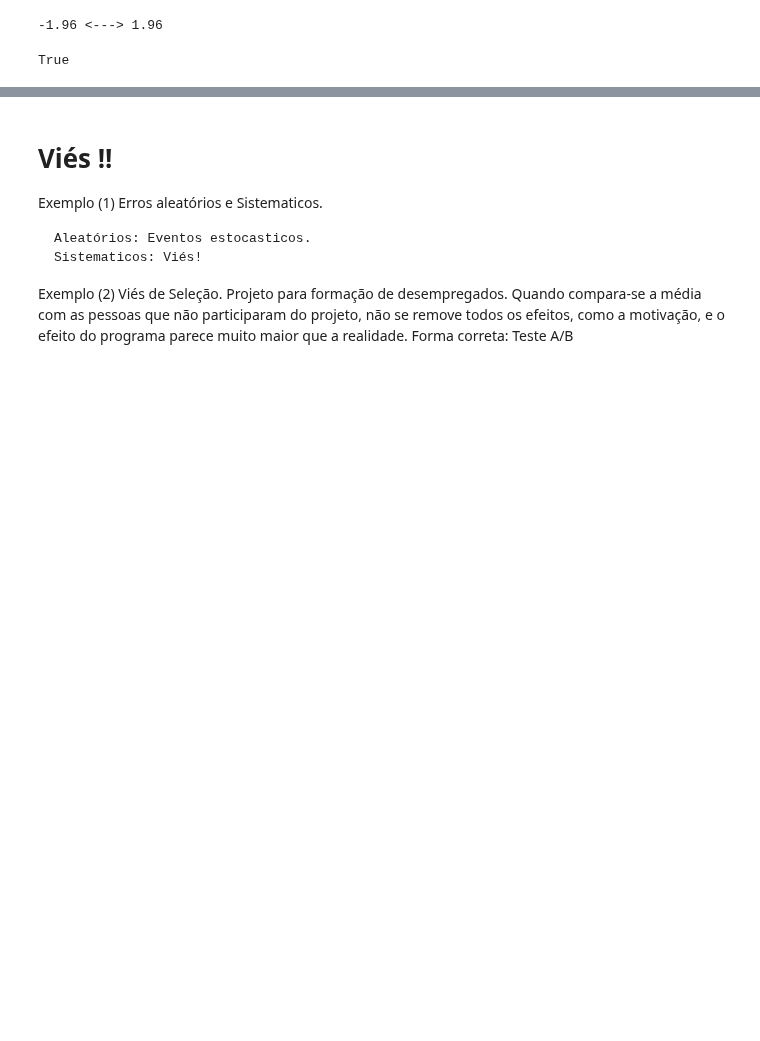
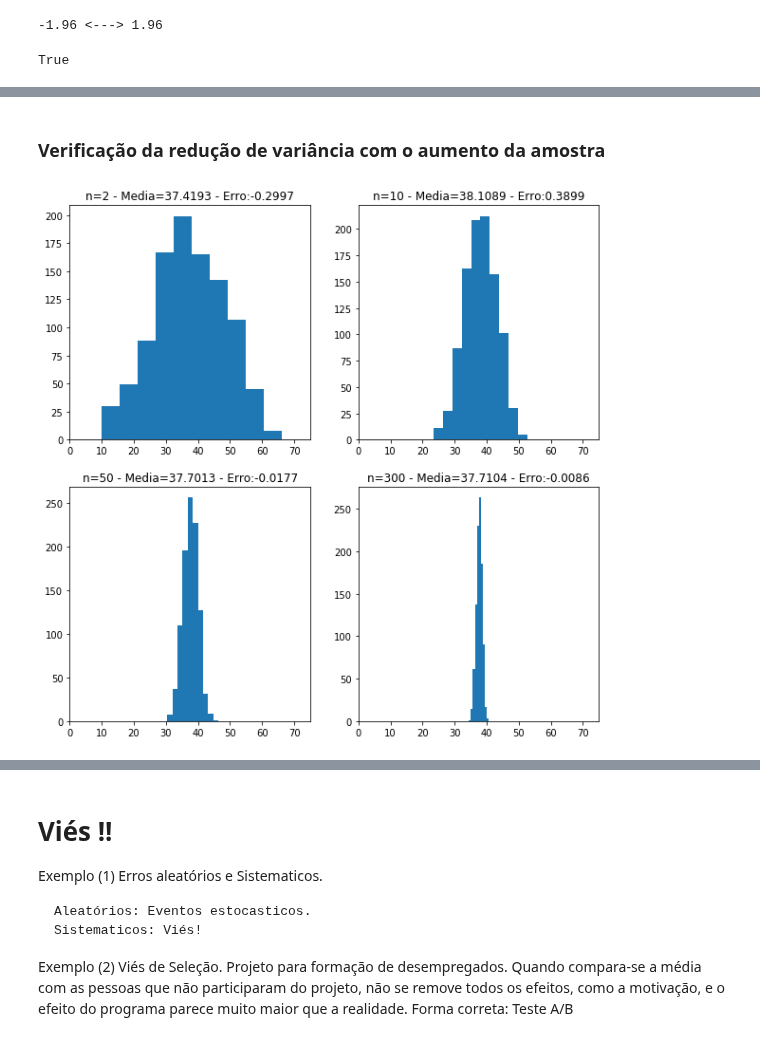
Before and after one commit to sn3fru/datascience_course, a Jupyter notebook: 1-analise-exploratória-basica/06-inferencia1/inferencia_1.ipynb, the cells around one changed output, grey strips where cells are left out. Cells and saved outputs as stored; diff of their text form; code cells hidden in the pictures; blank space fills up the shorter version.

```diff
--- a/1-analise-exploratória-basica/06-inferencia1/inferencia_1.ipynb
+++ b/1-analise-exploratória-basica/06-inferencia1/inferencia_1.ipynb
@@ -359,0 +427,18 @@ True
+# %%
+def sampling(df, n):
+    """
+    df = dataframe
+    n = tamanho da amostra
+    """
+    index = np.random.choice(range(0,len(df)), size = n)
+    df_s = np.array(df.iloc[index,])
+    return(df_s)
+
+
+def samp_mean(df, n_i):
+    means = []                        # means = list()
+    for reps in range(0,1000):
+        s_ = sampling(df, n_i)
+        m_ = s_.mean()
+        means.append(m_)
+    return(means)
@@ -359,0 +461,17 @@ True
+# %% [markdown]
+### Verificação da redução de variância com o aumento da amostra
+# %%
+m = []
+n_s = [2,10,50,300]
+plt.figure(figsize=(10,10))
+
+for i in range(len(n_s)):
+
+    mm = samp_mean(df, n_s[i])
+    plt.subplot(('22' + str(i+1)))
+    plt.hist(mm)
+    plt.xlim((0,75))
+    e = np.mean(mm) - 37.71905483252884
+    plt.title('n=' + str(n_s[i]) + ' - ' + 'Media=' + str(round(np.mean(mm),4)) + ' - Erro:' + str(round(e,4)) )
+# %% [output]
+[figure, added]
```
Also changed, not shown: parts of 52 cells of this notebook, 1 other file.
